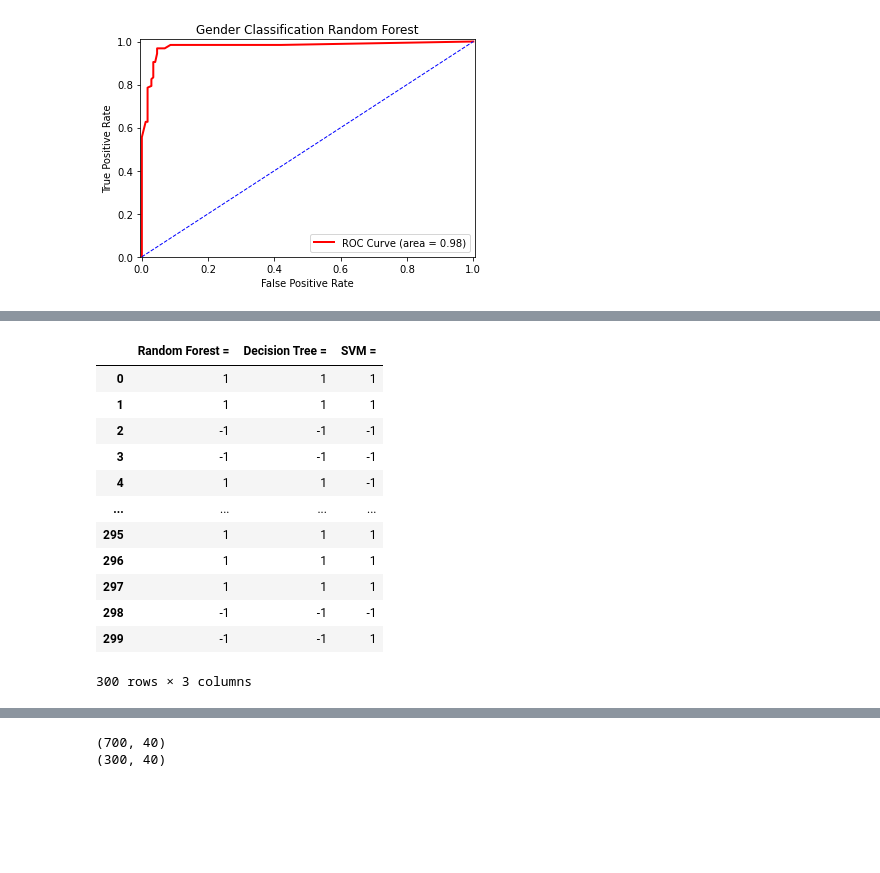
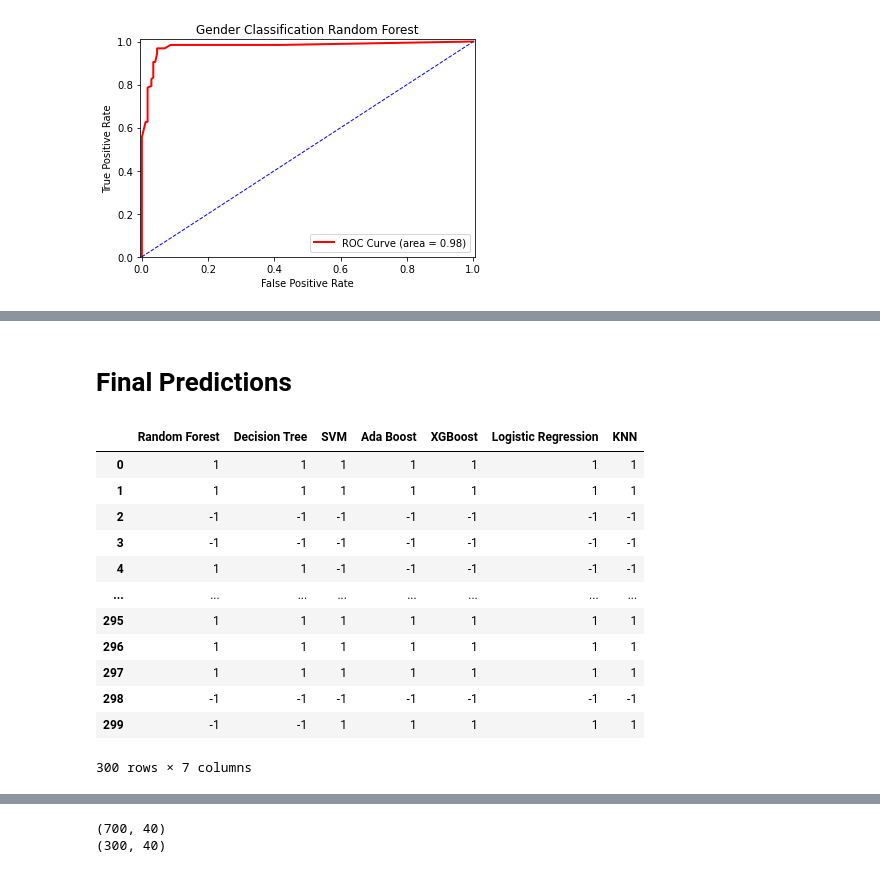
Before and after one commit to markkalaiji/GenderClassification, a Jupyter notebook: GenderClassification.ipynb, the cells around one changed output, grey strips where cells are left out. Saved outputs shown, nothing was run; the diff lists cells and outputs as text; code cells hidden in the pictures; blank space fills up the shorter version.

Commit message:
added 4 more ml algos: Ada Boost, XGBoost, Log Reg, KNN

```diff
--- a/GenderClassification.ipynb
+++ b/GenderClassification.ipynb
@@ -269,0 +476,18 @@ plt.show()
+# %%
+from sklearn.neighbors import KNeighborsClassifier
+
+k = 3
+gender_knn = KNeighborsClassifier(n_neighbors=k)
+
+
+# training on training set
+gender_knn.fit(X_train, y_train)
+
+# testing on testing set
+y_predict_knn = gender_knn.predict(X_test)
+
+# calculate the accuracy
+from sklearn.metrics import accuracy_score
+
+accuracy_knn = accuracy_score(y_test, y_predict_knn)
+print('KNN Accuracy:',accuracy_knn*100,'%')
@@ -270,29 +543,31 @@ plt.show()
+# %% [markdown]
+# Final Predictions
 # %%
-# Final predictions for all algorithms
+# final predictions for all algorithms
 predictions_df = pd.DataFrame()
-predictions_df['Random Forest = '] = y_predict_rf
-# predictions_df
 
-# predictions_df = pd.DataFrame()
-predictions_df['Decision Tree = '] = y_predict_dt
-# predictions_df
+predictions_df['Random Forest'] = y_predict_rf
+predictions_df['Decision Tree'] = y_predict_dt
+predictions_df['SVM'] = y_predict_svm
+predictions_df['Ada Boost'] = y_predict_adb
+predictions_df['XGBoost'] = y_predict_xgb
+predictions_df['Logistic Regression'] = y_predict_lgr
+predictions_df['KNN'] = y_predict_knn
 
-# predictions_df = pd.DataFrame()
-predictions_df['SVM = '] = y_predict_svm
 predictions_df
 # %% [output]
-|  | Random Forest = | Decision Tree = | SVM = |
-| 0 | 1 | 1 | 1 |
-| 1 | 1 | 1 | 1 |
-| 2 | -1 | -1 | -1 |
-| 3 | -1 | -1 | -1 |
-| 4 | 1 | 1 | -1 |
-| ... | ... | ... | ... |
-| 295 | 1 | 1 | 1 |
-| 296 | 1 | 1 | 1 |
-| 297 | 1 | 1 | 1 |
-| 298 | -1 | -1 | -1 |
-| 299 | -1 | -1 | 1 |
+|  | Random Forest | Decision Tree | SVM | Ada Boost | XGBoost | Logistic Regression | KNN |
+| 0 | 1 | 1 | 1 | 1 | 1 | 1 | 1 |
+| 1 | 1 | 1 | 1 | 1 | 1 | 1 | 1 |
+| 2 | -1 | -1 | -1 | -1 | -1 | -1 | -1 |
+| 3 | -1 | -1 | -1 | -1 | -1 | -1 | -1 |
+| 4 | 1 | 1 | -1 | -1 | -1 | -1 | -1 |
+| ... | ... | ... | ... | ... | ... | ... | ... |
+| 295 | 1 | 1 | 1 | 1 | 1 | 1 | 1 |
+| 296 | 1 | 1 | 1 | 1 | 1 | 1 | 1 |
+| 297 | 1 | 1 | 1 | 1 | 1 | 1 | 1 |
+| 298 | -1 | -1 | -1 | -1 | -1 | -1 | -1 |
+| 299 | -1 | -1 | 1 | 1 | 1 | 1 | 1 |
-300 rows × 3 columns
+300 rows × 7 columns
 # %%
 # final predictions of all algorithms
```
Also changed, not shown: parts of 37 cells of this notebook.
